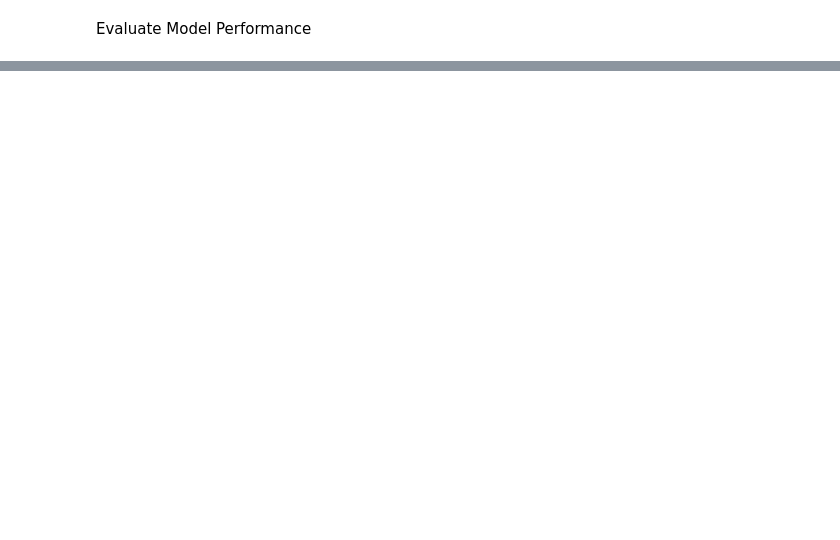
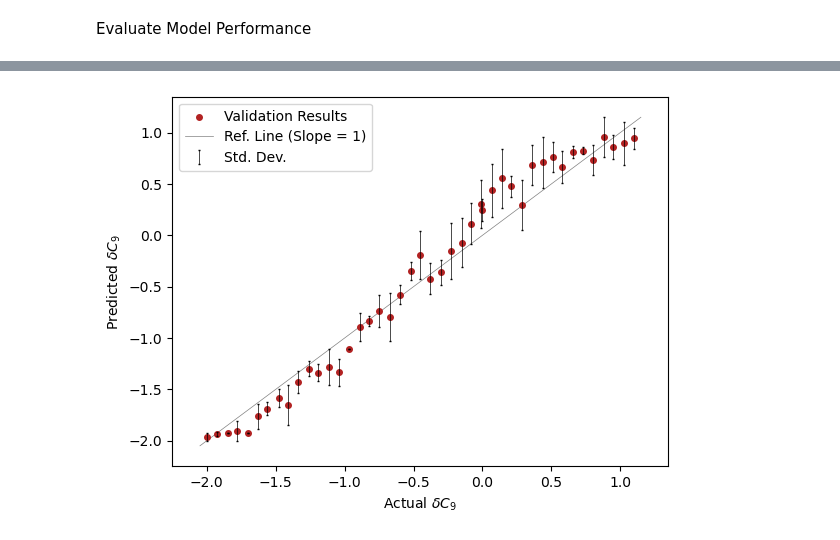
Before and after one commit to ethanlee20/btokstll, a Jupyter notebook: logic/scripts/ebe_bdt.ipynb, the cells around one changed output, grey strips where cells are left out. Saved outputs shown, nothing was run; the diff lists cells and outputs as text; code cells hidden in the pictures; blank space fills up the shorter version.

```diff
--- a/logic/scripts/ebe_bdt.ipynb
+++ b/logic/scripts/ebe_bdt.ipynb
@@ -232,12 +151,14 @@ avg_pred_values_over_trials = np.mean(pred_values_over_trials, axis=0)
 stdev_pred_values_over_trials = np.std(pred_values_over_trials, axis=0)
 # %%
 plot_prediction_linearity(
-    bin_values,
+    eval_dataset.bin_values,
     avg_pred_values_over_trials,
     stdev_pred_values_over_trials,
     ref_line_buffer=0.05,
     xlim=(-2.25, 1.35),
     ylim=(-2.25, 1.35),
     xlabel=r"Actual $\delta C_9$",
     ylabel=r"Predicted $\delta C_9$"
 )
+# %% [output]
+[figure, added]
```
Also changed, not shown: parts of 12 cells of this notebook, 39 other files.
